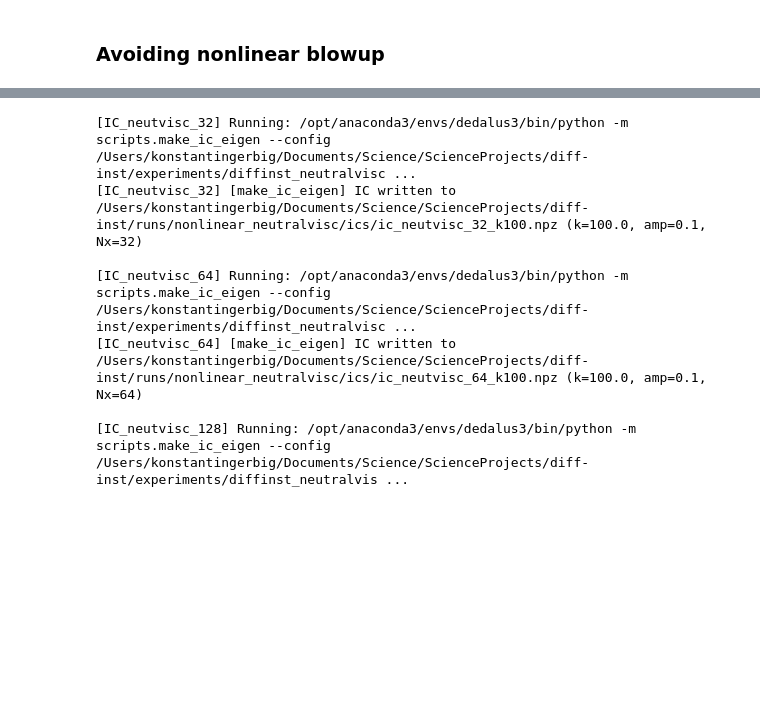
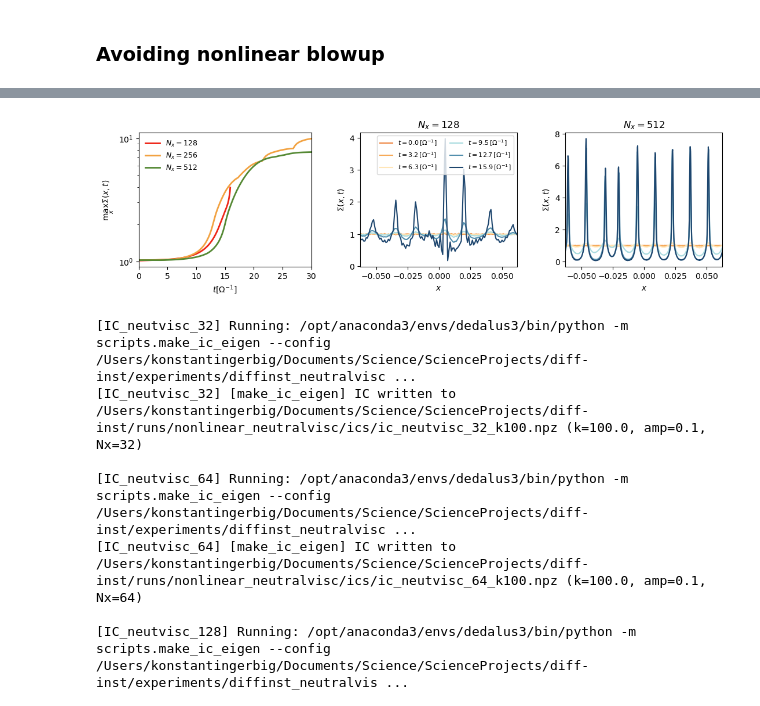
Before and after one commit to KonstantinGerbig/diff-inst, a Jupyter notebook: notebooks/paper_nonlinear.ipynb, the cells around one changed output, grey strips where cells are left out. Drawn from its saved outputs; the diff is of its cells as text; code cells hidden in the pictures; blank space fills up the shorter version.

Commit message:
implemented piecewise diffusion law

```diff
--- a/notebooks/paper_nonlinear.ipynb
+++ b/notebooks/paper_nonlinear.ipynb
@@ -491,3 +566,29 @@ fig.savefig(FIGURE_PATH / "noise_dominant_k.pdf", bbox_inches="tight")
+# %%
+# %% visualize piecewise-diffusion noise runs (three resolutions)
+
+from diffinst.vis.nonlinear import plot_noise_two_res_summary
+
+run_low_pw  = RUN_NOISE_NATIVE_PW["lowres"]
+run_mid_pw  = RUN_NOISE_NATIVE_PW["midres"]
+run_high_pw = RUN_NOISE_NATIVE_PW["hires"]
+
+fig, axes = plot_noise_two_res_summary(
+    run_low=run_low_pw,
+    run_mid=run_mid_pw,
+    run_high=run_high_pw,
+    label_low=r"$N_x=128$",
+    label_mid=r"$N_x=256$",
+    label_high=r"$N_x=512$",
+    k_ref=None,        # or set to K_MODE if you want a reference k
+    n_snap=6,
+    figsize=(13, 3),
+)
+
+plt.show()
+
+fig.savefig(FIGURE_PATH / "noise_evolution_piecewise.pdf", bbox_inches="tight")
+# %% [output]
+[figure, added]
 # %%
 # test 1: neutral viscosity slope
 
```
Also changed, not shown: parts of 1 cell of this notebook, 5 other files.
